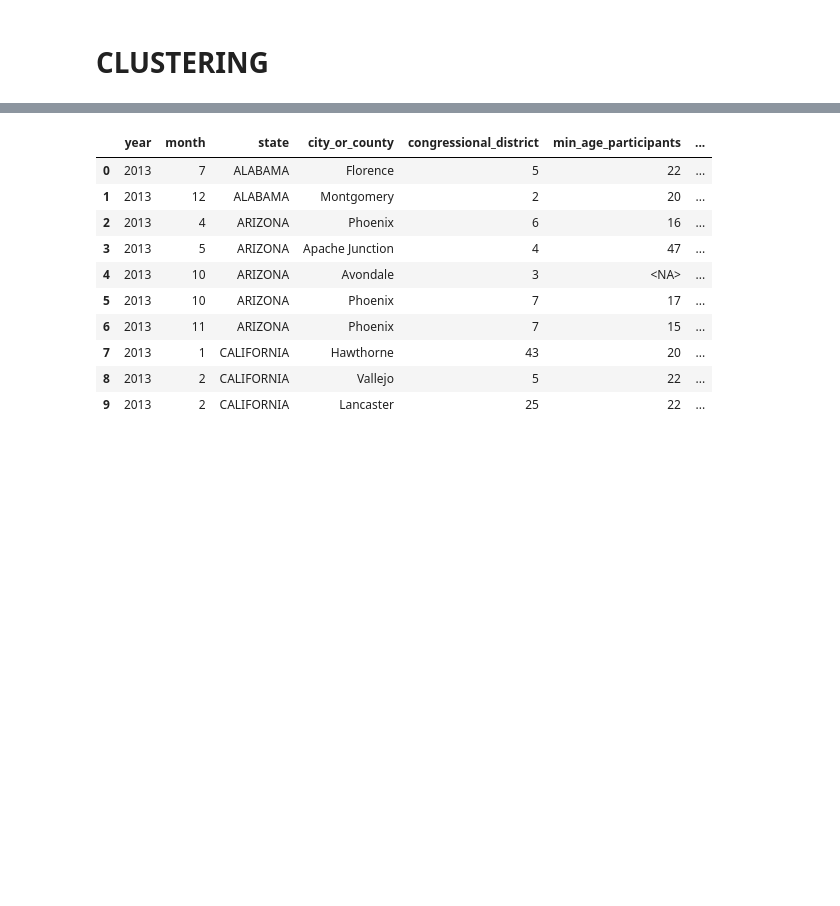
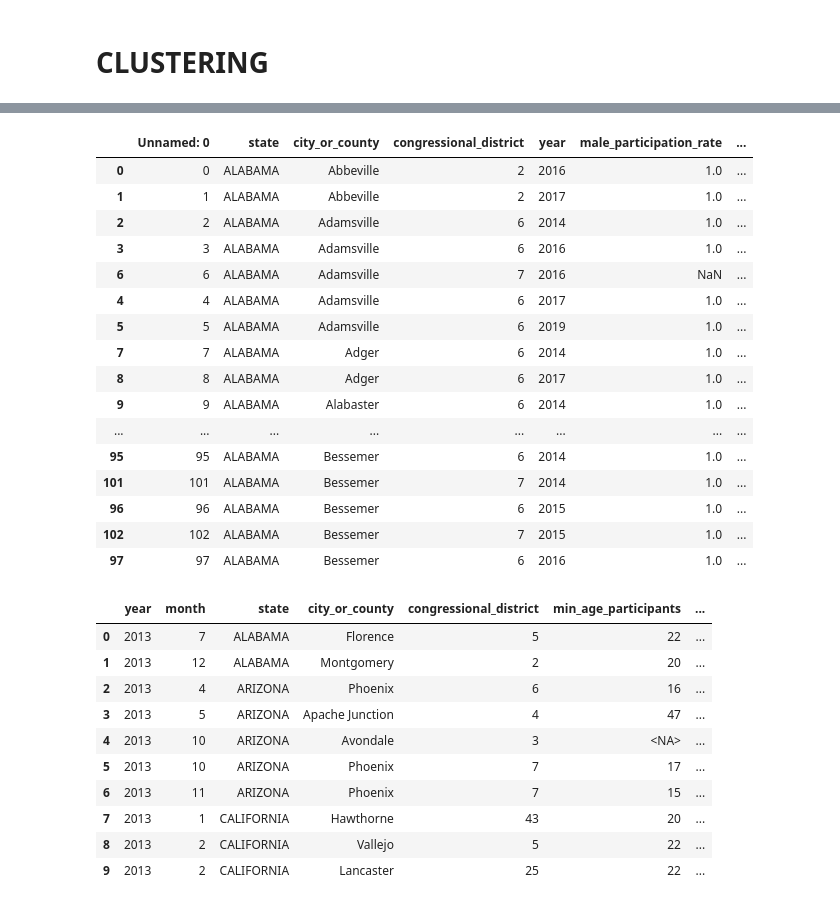
Before and after one commit to nikopaterniti98/hlt, a Jupyter notebook: DataMining_Project.ipynb, the cells around one changed output, grey strips where cells are left out. Drawn from its saved outputs; the diff is of its cells as text; code cells hidden in the pictures; blank space fills up the shorter version.

```diff
--- a/DataMining_Project.ipynb
+++ b/DataMining_Project.ipynb
@@ -1845,3 +2123,4 @@ pd.set_option('display.max_rows', None)
 pd.set_option('display.max_columns', None)
 
 df = pd.read_csv('/content/drive/MyDrive/final_datasetV3.csv')
+df_features = pd.read_csv('/content/drive/MyDrive/feature_dataset.csv')
@@ -1848,3 +2141,23 @@ df = pd.read_csv('/content/drive/MyDrive/final_datasetV3.csv')
+# %%
+df_features.sort_values(by=['state','city_or_county','year']).head(100)
+# %% [output]
+|  | Unnamed: 0 | state | city_or_county | congressional_district | year | male_participation_rate | ... |
+| 0 | 0 | ALABAMA | Abbeville | 2 | 2016 | 1.0 | ... |
+| 1 | 1 | ALABAMA | Abbeville | 2 | 2017 | 1.0 | ... |
+| 2 | 2 | ALABAMA | Adamsville | 6 | 2014 | 1.0 | ... |
+| 3 | 3 | ALABAMA | Adamsville | 6 | 2016 | 1.0 | ... |
+| 6 | 6 | ALABAMA | Adamsville | 7 | 2016 | NaN | ... |
+| 4 | 4 | ALABAMA | Adamsville | 6 | 2017 | 1.0 | ... |
+| 5 | 5 | ALABAMA | Adamsville | 6 | 2019 | 1.0 | ... |
+| 7 | 7 | ALABAMA | Adger | 6 | 2014 | 1.0 | ... |
+| 8 | 8 | ALABAMA | Adger | 6 | 2017 | 1.0 | ... |
+| 9 | 9 | ALABAMA | Alabaster | 6 | 2014 | 1.0 | ... |
+| ... | ... | ... | ... | ... | ... | ... | ... |
+| 95 | 95 | ALABAMA | Bessemer | 6 | 2014 | 1.0 | ... |
+| 101 | 101 | ALABAMA | Bessemer | 7 | 2014 | 1.0 | ... |
+| 96 | 96 | ALABAMA | Bessemer | 6 | 2015 | 1.0 | ... |
+| 102 | 102 | ALABAMA | Bessemer | 7 | 2015 | 1.0 | ... |
+| 97 | 97 | ALABAMA | Bessemer | 6 | 2016 | 1.0 | ... |
 # %%
 convert_columns = ['min_age_participants', 'avg_age_participants', 'max_age_participants',
                    'n_participants_child', 'n_participants_teen', 'n_participants_adult',
```
Also changed, not shown: parts of 125 cells of this notebook.
